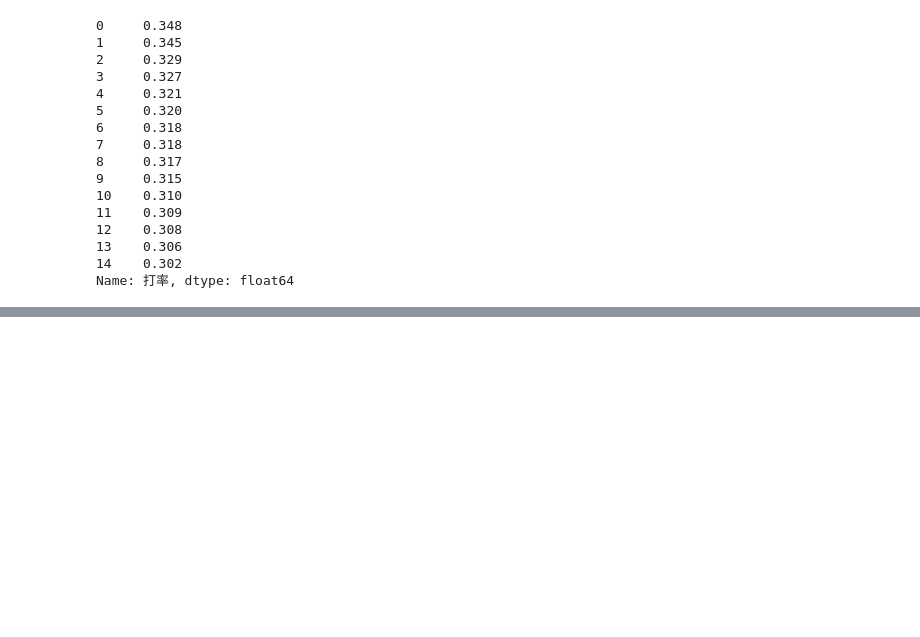
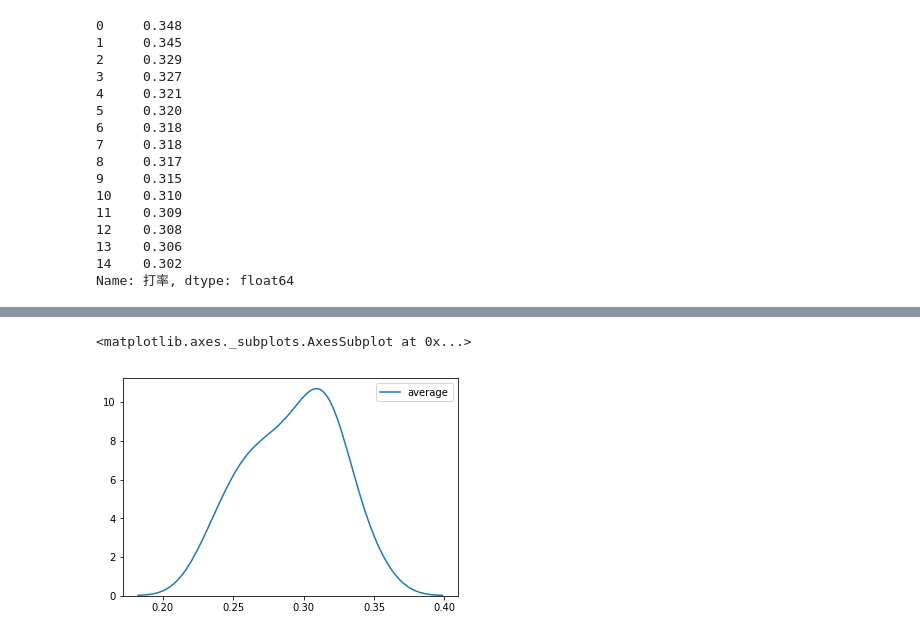
Before and after one commit to applego/IPython_root, a Jupyter notebook: Python_DataScience/lec15_DataFrame(+nbp_data).ipynb, the cells around one changed output, grey strips where cells are left out. Cells and saved outputs as stored; diff of their text form; code cells hidden in the pictures; blank space fills up the shorter version.

```diff
--- a/Python_DataScience/lec15_DataFrame(+nbp_data).ipynb
+++ b/Python_DataScience/lec15_DataFrame(+nbp_data).ipynb
@@ -352,0 +374,5 @@ Name: 打率, dtype: float64
+# %%
+sns.kdeplot(npb_frame.打率, label='average')
+# %% [output]
+<matplotlib.axes._subplots.AxesSubplot at 0x...>
+[figure, added]
```
Also changed, not shown: parts of 17 cells of this notebook, 53 other files.
